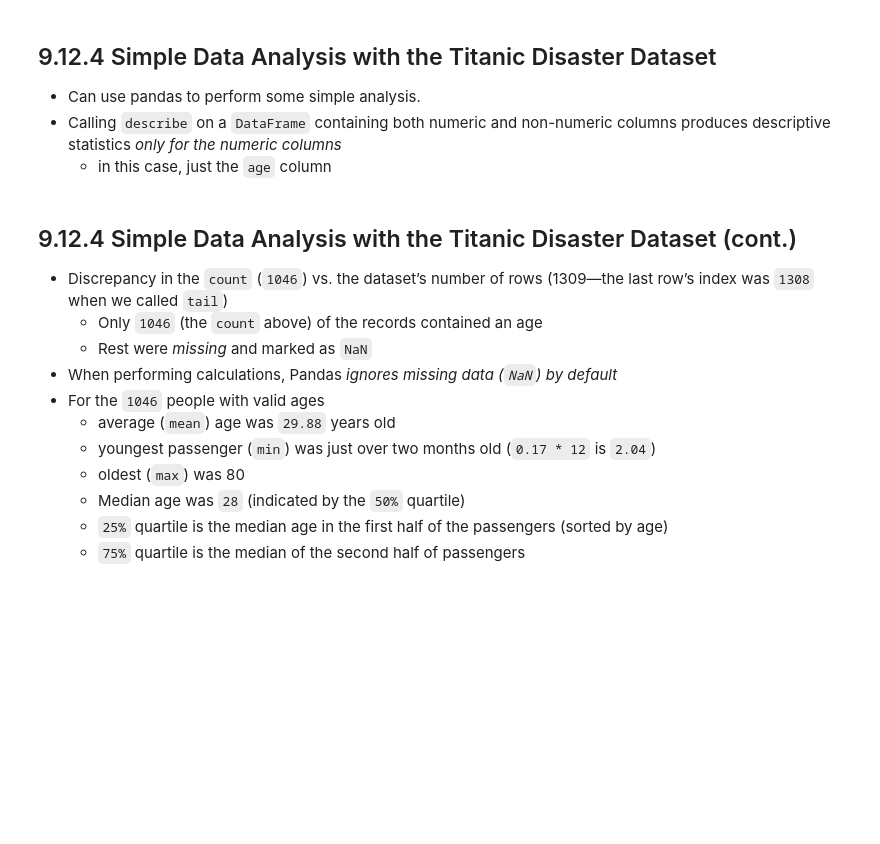
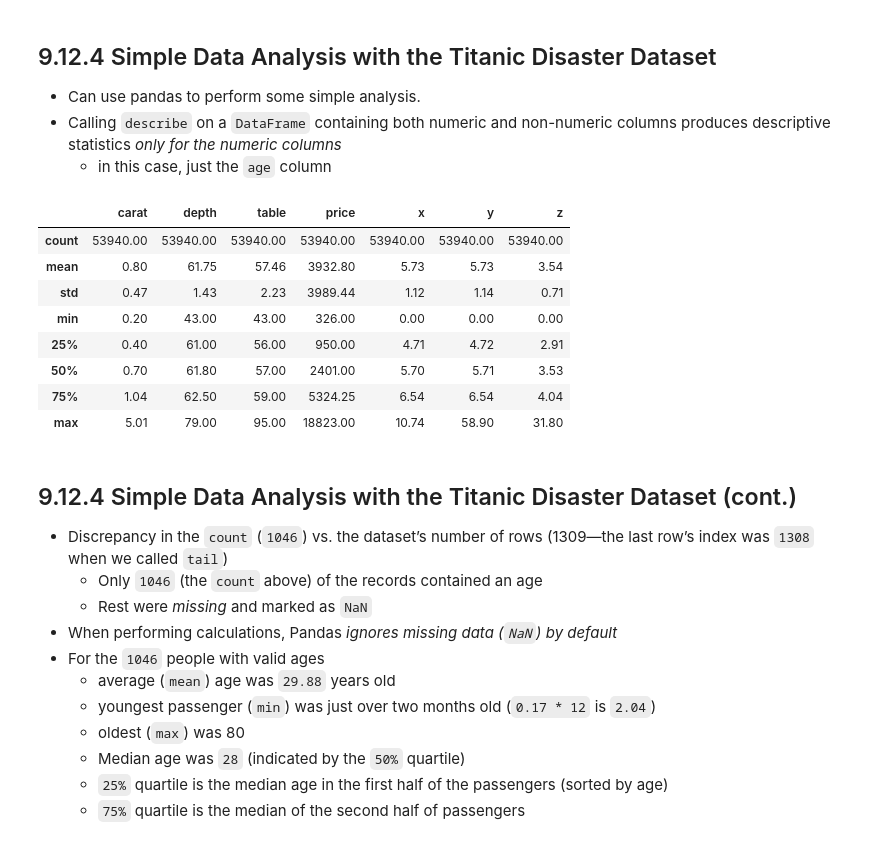
Before and after one commit to shootillidie/cs4410, a Jupyter notebook: 09_12_03_05.ipynb, the cells around one changed output. Cells and saved outputs as stored; diff of their text form; code cells hidden in the pictures; blank space fills up the shorter version.

```diff
--- a/09_12_03_05.ipynb
+++ b/09_12_03_05.ipynb
@@ -17,5 +17,5 @@ titanic = pd.read_csv('https://vincentarelbundock.github.io/Rdatasets/csv/carDat
 * View the first five and last five rows with `DataFrame` methods **`head`** and **`tail`**
     * Both return five rows by default
 # %%
-pd.set_option('precision', 2)  # format for floating-point values
+pd.set_option('display.precision', 2)  # format for floating-point values
 # %%
@@ -39,7 +58,17 @@ titanic.head()
 * Calling `describe` on a `DataFrame` containing both numeric and non-numeric columns produces descriptive statistics _only for the numeric columns_
     * in this case, just the `age` column
 # %%
-titanic.describe()
+Diamond.describe()
+# %% [output]
+|  | carat | depth | table | price | x | y | z |
+| count | 53940.00 | 53940.00 | 53940.00 | 53940.00 | 53940.00 | 53940.00 | 53940.00 |
+| mean | 0.80 | 61.75 | 57.46 | 3932.80 | 5.73 | 5.73 | 3.54 |
+| std | 0.47 | 1.43 | 2.23 | 3989.44 | 1.12 | 1.14 | 0.71 |
+| min | 0.20 | 43.00 | 43.00 | 326.00 | 0.00 | 0.00 | 0.00 |
+| 25% | 0.40 | 61.00 | 56.00 | 950.00 | 4.71 | 4.72 | 2.91 |
+| 50% | 0.70 | 61.80 | 57.00 | 2401.00 | 5.70 | 5.71 | 3.53 |
+| 75% | 1.04 | 62.50 | 59.00 | 5324.25 | 6.54 | 6.54 | 4.04 |
+| max | 5.01 | 79.00 | 95.00 | 18823.00 | 10.74 | 58.90 | 31.80 |
 # %% [markdown]
 ## 9.12.4 Simple Data Analysis with the Titanic Disaster Dataset (cont.)
 * Discrepancy in the `count` (`1046`) vs. the dataset’s number of rows (1309—the last row’s index was `1308` when we called `tail`)
```
Also changed, not shown: parts of 8 cells of this notebook.
